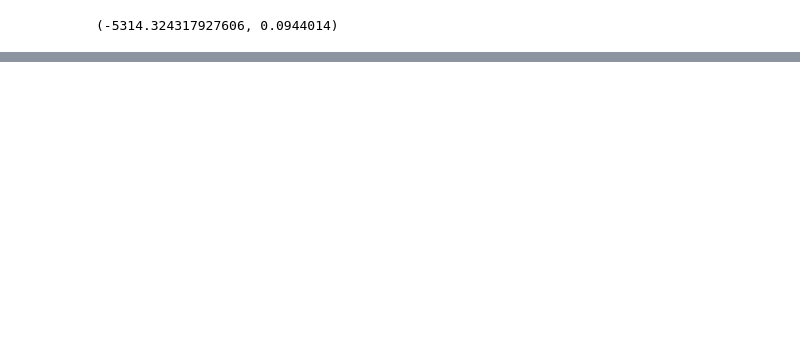
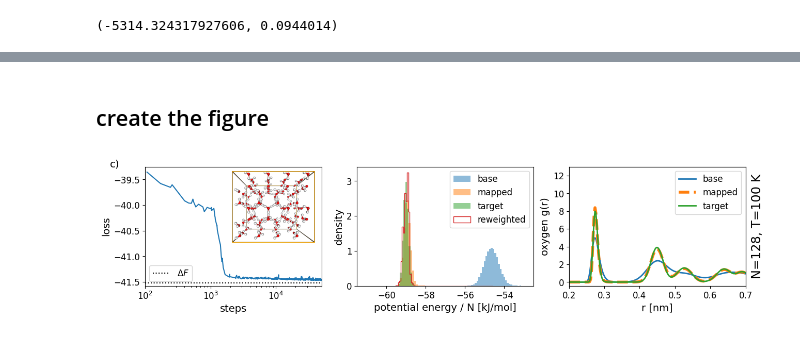
Before and after one commit to noegroup/rigid-flows, a Jupyter notebook: testing_postp-figure.ipynb, the cells around one changed output, grey strips where cells are left out. Cells and saved outputs as stored; diff of their text form; code cells hidden in the pictures; blank space fills up the shorter version.

```diff
--- a/testing_postp-figure.ipynb
+++ b/testing_postp-figure.ipynb
@@ -87,11 +102,14 @@ if specs.model.base.temperature == specs.model.target.temperature:
     reference_deltaF, reference_deltaF_std = 0, 0
 elif specs.model.base.num_molecules == 16:
     if specs.model.base.temperature == 250 and specs.model.target.temperature == 100:
+        label_txt = 'a)'
         reference_deltaF, reference_deltaF_std = -666.09897990553, 0.0558899 # MBAR, 10_000 samples, 5 replicas
     elif specs.model.base.temperature == 250 and specs.model.target.temperature == 50:
+        label_txt = 'b)'
         reference_deltaF, reference_deltaF_std = -1818.2199636389134, 0.0632776 # MBAR, 10_000 samples, 10 replicas
 elif specs.model.base.num_molecules == 128:
     if specs.model.base.temperature == 250 and specs.model.target.temperature == 100:
+        label_txt = 'c)'
         reference_deltaF, reference_deltaF_std = -5314.324317927606, 0.0944014 # MBAR, 10_000 samples, 10 replicas
     elif specs.model.base.temperature == 250 and specs.model.target.temperature == 50:
         reference_deltaF, reference_deltaF_std = -14522.10556489954, 0.135 # MBAR, 10_000 samples, 20 replicas
@@ -100,7 +118,7 @@ reference_deltaF, reference_deltaF_std
 # %% [output]
 (-5314.324317927606, 0.0944014)
 # %%
-sc = 3 * model.n_waters
+sc = model.n_waters
 test_subplots = False
 # %%
 import json
@@ -206,17 +237,53 @@ if reference_deltaF is not None:
+# %%
+import mdtraj as md
+
+n_bins = 200
+# r_range = [0.2, min(np.round(np.diag(model.box).min() * 10) / 10, 1)]
+r_range = [0.2, 0.7]
+ij = model.mdtraj_topology.select_pairs("name == O", "name == O")
+
+base_rdf = md.compute_rdf(model.get_mdtraj(base_pos), ij, r_range=r_range, n_bins=n_bins)
+mapped_rdf = md.compute_rdf(model.get_mdtraj(mapped_pos), ij, r_range=r_range, n_bins=n_bins)
+target_rdf = md.compute_rdf(model.get_mdtraj(target_pos), ij, r_range=r_range, n_bins=n_bins)
+# %%
+#TODO add reweighted rdf
+
+def plot_rdf():
+    plt.plot(*base_rdf, label='base', lw=2)
+    plt.plot(*mapped_rdf, label='mapped', lw=4, ls='--')
+    plt.plot(*target_rdf, label='target', lw=2)
+    # plt.axvline(model.box.max()/2, c='k', ls=':', alpha=.5)
+    plt.ylabel("g(r)")
+    plt.xlabel("r [nm]")
+    plt.xlim(r_range)
+    plt.yticks(np.arange(0, 14, 2))
+    plt.ylim(None, 13)
+    plt.ylabel("oxygen g(r)")
+    # plt.gca().yaxis.set_major_formatter(FormatStrFormatter('%.0f'))
+    plt.legend()
+
+if test_subplots:
+    plot_rdf()
+    plt.show()
+# %% [markdown]
+## create the figure
 # %%
-plt.figure(figsize=(15, 4))
+plt.figure(figsize=(15, 3))
 
 plt.subplot(1, 3, 1)
 plot_loss()
 
 plt.subplot(1, 3, 2)
 plot_energy()
 
 plt.subplot(1, 3, 3)
 plot_rdf()
+ax = plt.gca().twinx()
+ax.set_ylabel(f'N={model.n_waters}, T={specs.model.target.temperature} K', fontsize='x-large')
+ax.set_yticks([])
 
 filename = f'fig3-N{model.n_waters}_T{specs.model.target.temperature}.pdf'
 plt.savefig(filename, bbox_inches='tight')
 plt.show()
-
-!cp {filename} {logdir_path}/{filename}
+# %% [output]
+[figure, added]
```
Also changed, not shown: parts of 16 cells of this notebook, 5 other files.
